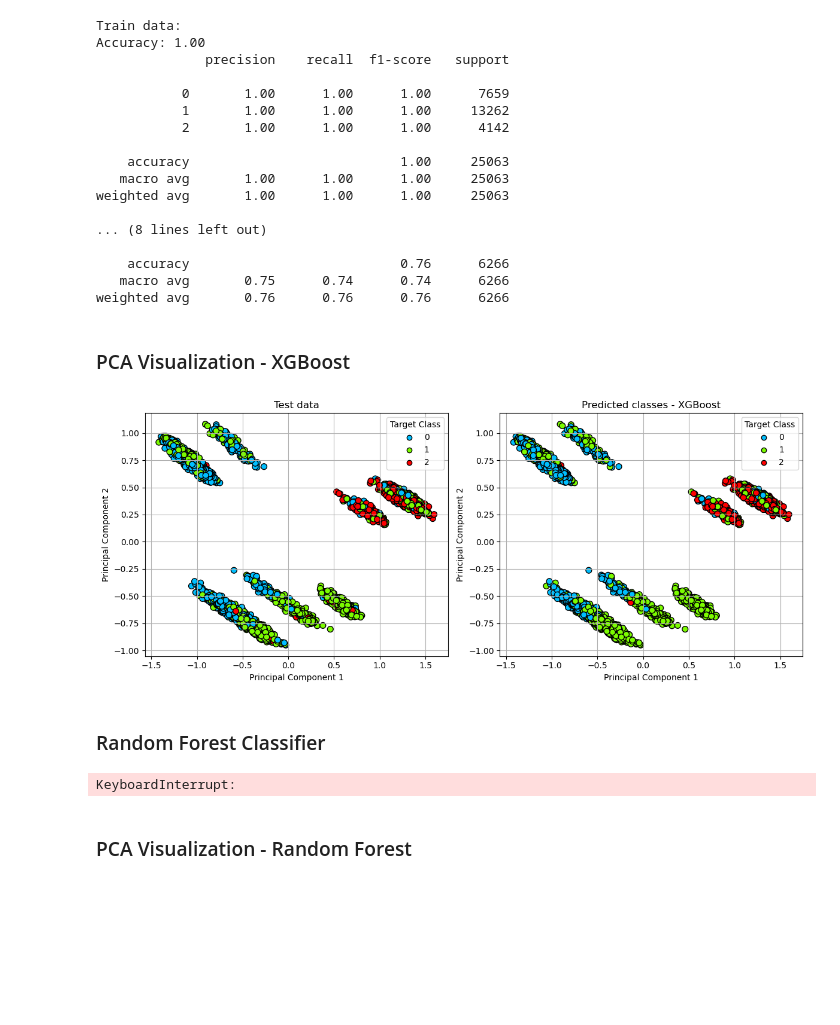
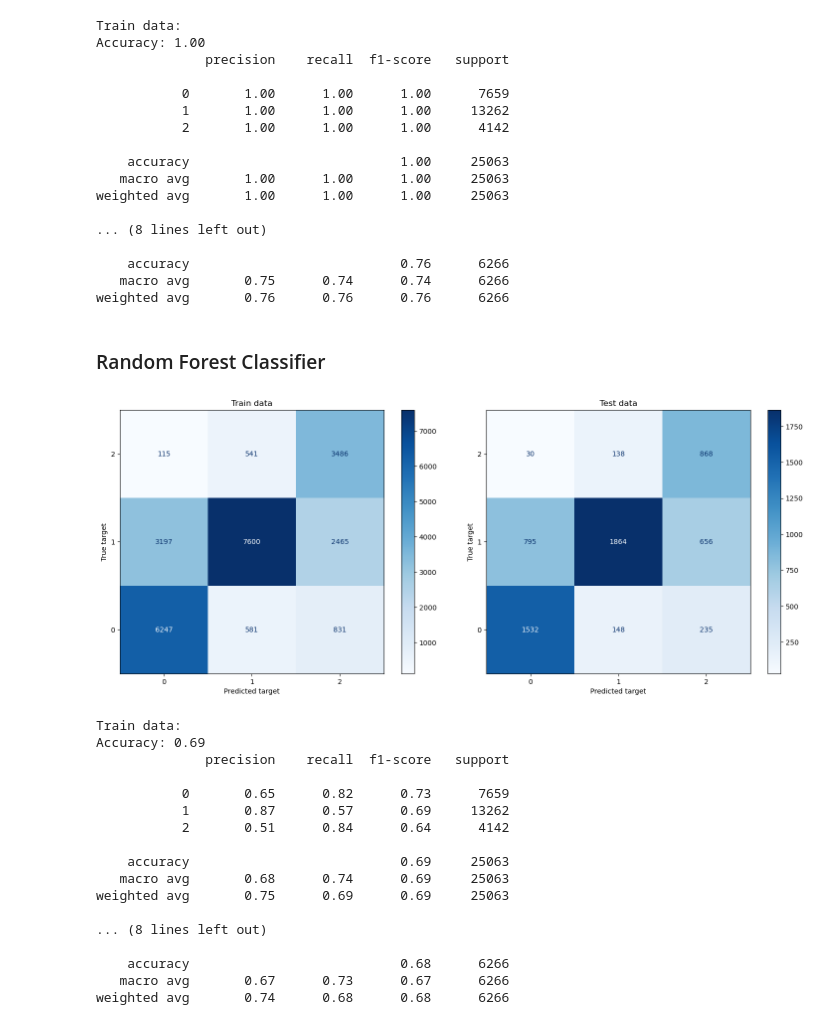
Before and after one commit to Radoslaw-Polak/Credit-Scoring-Modelling, a Jupyter notebook: test_v2.ipynb, the cells around one changed output. Drawn from its saved outputs; the diff is of its cells as text; code cells hidden in the pictures; blank space fills up the shorter version.

```diff
--- a/test_v2.ipynb
+++ b/test_v2.ipynb
@@ -717,12 +687,13 @@ pca_visualization(X_test, y_test, y_pred, model_name='Logistic Regression')
 # %% [markdown]
 ### XGBoost algorithm
 # %%
+import time
 import xgboost as xgb
 from sklearn.utils.class_weight import compute_class_weight
 
 # Prepare data for XGBoost
-X = customer_data_scaled.drop(columns='Credit_Score')
-y = customer_data_scaled['Credit_Score']
+X = customer_data.drop(columns='Credit_Score')
+y = customer_data['Credit_Score']
 
 
 X_train, X_test, y_train, y_test = train_test_split(X, y, test_size=0.2, random_state=68, stratify=customer_data['Credit_Score'])
@@ -772,42 +743,51 @@ weighted avg       1.00      1.00      1.00     25063
     accuracy                           0.76      6266
    macro avg       0.75      0.74      0.74      6266
 weighted avg       0.76      0.76      0.76      6266
-# %% [markdown]
-### PCA Visualization - XGBoost
-# %%
-pca_visualization(X_test, y_test, y_pred_XGB_test, model_name='XGBoost')
-# %% [output]
-[figure, removed]
 # %% [markdown]
 ### Random Forest Classifier
 # %%
 from sklearn.ensemble import RandomForestClassifier
 
 rf_model = RandomForestClassifier(
     n_estimators=1000,
     max_depth=10,
     class_weight='balanced_subsample',
     random_state=68,
-    n_jobs=4
+    n_jobs=-1
 )
 
 rf_model.fit(X_train, y_train)
 y_pred_RF_train = rf_model.predict(X_train)
 y_pred_RF_test = rf_model.predict(X_test)
 
 cm_train_RF, cm_test_RF = display_confusion_matrix(y_train=y_train, y_train_pred=y_pred_RF_train,
                                                    y_test=y_test, y_pred=y_pred_RF_test, cmap="Blues")
 display_quality_metrics(y_true=y_train,
                         y_pred=y_pred_RF_train,
                         y_probs=rf_model.predict_proba(X_train),
                         label='Train data',
                         pr_curve_title='PR AUC Random Forest - Train data')
 display_quality_metrics(y_true=y_test,
                         y_pred=y_pred_RF_test,
                         y_probs=rf_model.predict_proba(X_test),
                         label='\nTest data',
                         pr_curve_title='PR AUC Random Forest - Test data')
 # %% [output]
+[figure, added]
-KeyboardInterrupt:
+Train data:
+Accuracy: 0.69
+              precision    recall  f1-score   support
+
+           0       0.65      0.82      0.73      7659
+           1       0.87      0.57      0.69     13262
+           2       0.51      0.84      0.64      4142
+
+    accuracy                           0.69     25063
+   macro avg       0.68      0.74      0.69     25063
+weighted avg       0.75      0.69      0.69     25063
+
+... (8 lines left out)
+
+    accuracy                           0.68      6266
+   macro avg       0.67      0.73      0.67      6266
+weighted avg       0.74      0.68      0.68      6266
-# %% [markdown]
-### PCA Visualization - Random Forest
```
Also changed, not shown: parts of 7 cells of this notebook, 1 other file.
